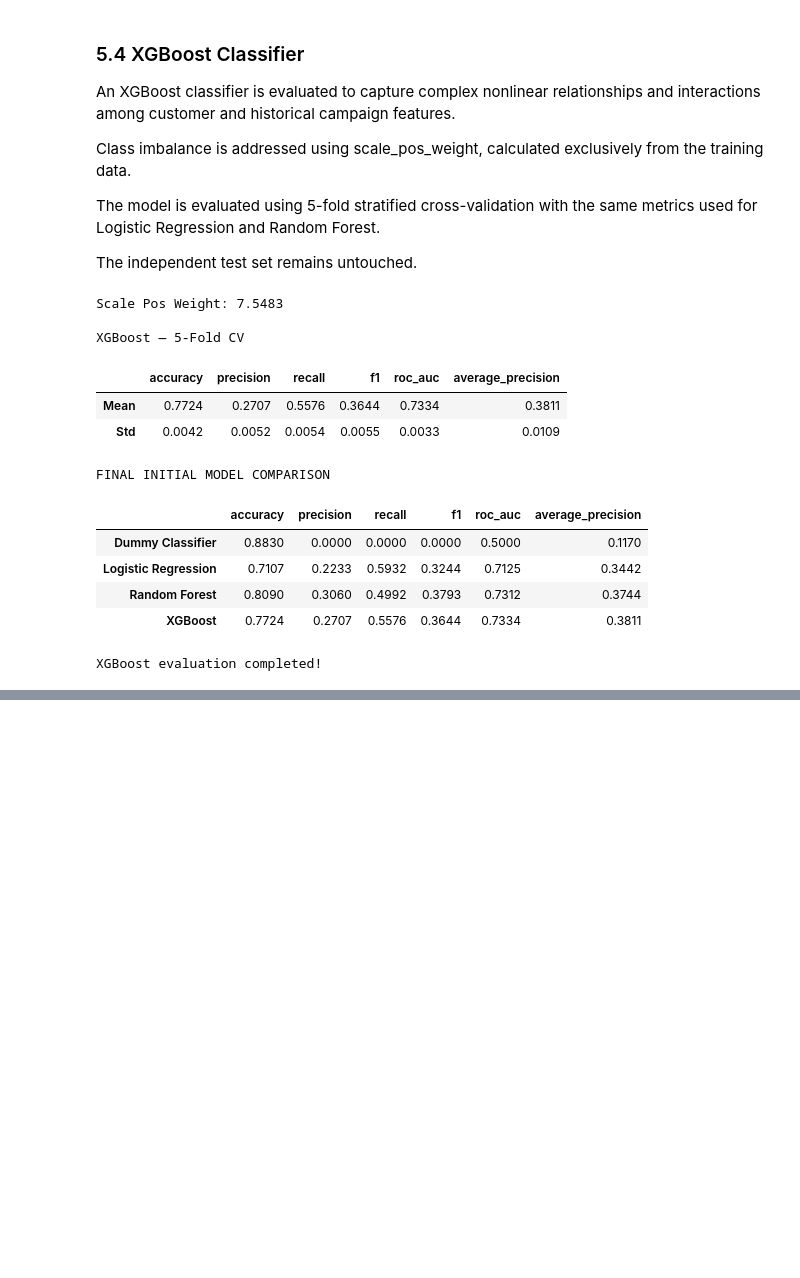
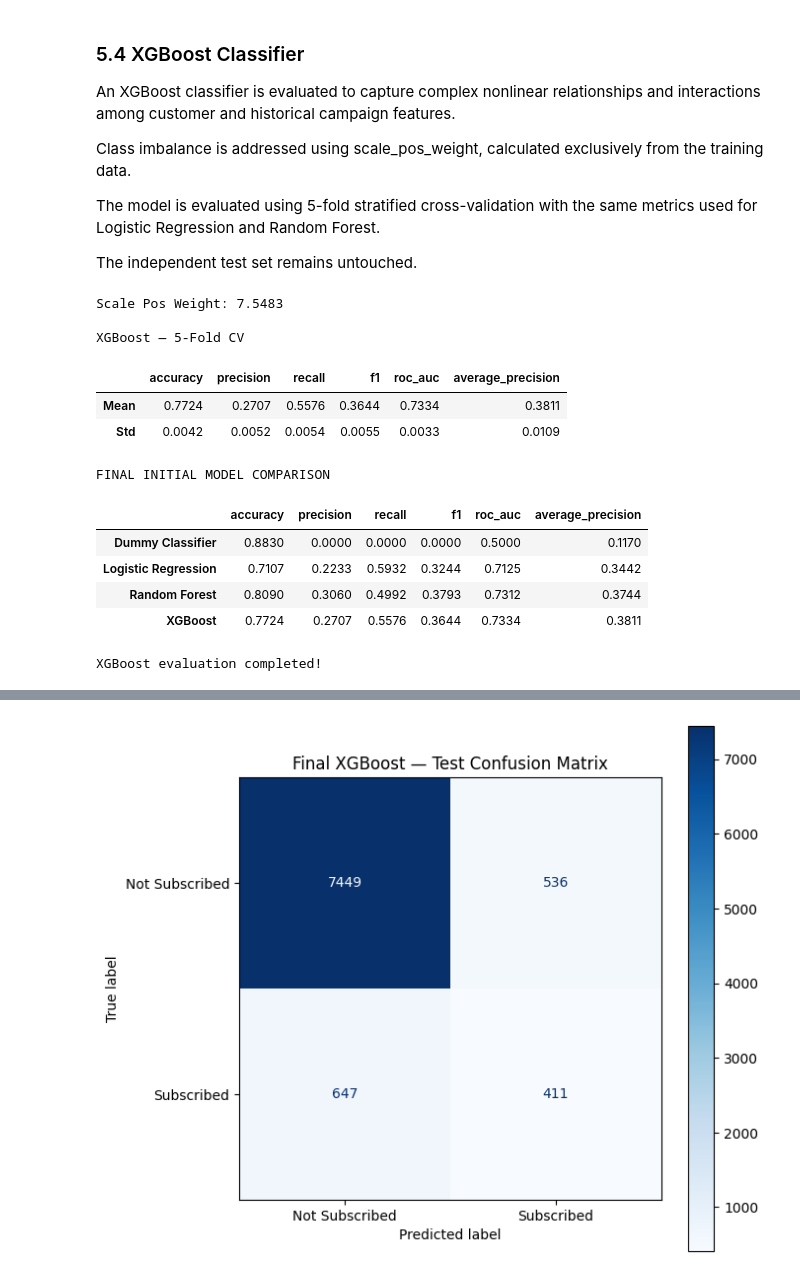
Before and after one commit to Merdgn/BankInsight-AI, a Jupyter notebook: notebooks/01_data_understanding.ipynb, the cells around one changed output, grey strips where cells are left out. Drawn from its saved outputs; the diff is of its cells as text; code cells hidden in the pictures; blank space fills up the shorter version.

Commit message:
feat: complete XGBoost evaluation and deployment preparation

```diff
--- a/notebooks/01_data_understanding.ipynb
+++ b/notebooks/01_data_understanding.ipynb
@@ -3783,0 +4234,84 @@ XGBoost evaluation completed!
+# %%
+
+# 7.1 Final Model Evaluation — Independent Test Set
+
+from sklearn.metrics import (
+    accuracy_score,
+    precision_score,
+    recall_score,
+    f1_score,
+    roc_auc_score,
+    average_precision_score,
+    confusion_matrix,
+    classification_report,
+    ConfusionMatrixDisplay
+)
+
+import matplotlib.pyplot as plt
+import pandas as pd
+
+# Best model from training-only hyperparameter search
+final_model = best_xgb_pipeline
+
+# Predict probabilities on the independent test set
+y_test_proba = final_model.predict_proba(X_test)[:, 1]
+
+# Apply the threshold selected from training OOF predictions
+y_test_pred = (
+    y_test_proba >= best_threshold
+).astype(int)
+
+# Evaluation metrics
+final_metrics = {
+    "Accuracy": accuracy_score(y_test, y_test_pred),
+    "Precision": precision_score(
+        y_test, y_test_pred, zero_division=0
+    ),
+    "Recall": recall_score(
+        y_test, y_test_pred, zero_division=0
+    ),
+    "F1-score": f1_score(
+        y_test, y_test_pred, zero_division=0
+    ),
+    "ROC-AUC": roc_auc_score(y_test, y_test_proba),
+    "Average Precision": average_precision_score(
+        y_test, y_test_proba
+    )
+}
+
+print("FINAL INDEPENDENT TEST RESULTS")
+display(
+    pd.DataFrame(
+        final_metrics.items(),
+        columns=["Metric", "Score"]
+    ).round(4)
+)
+
+print("\nClassification Report:")
+print(
+    classification_report(
+        y_test,
+        y_test_pred,
+        target_names=["Not Subscribed", "Subscribed"],
+        zero_division=0
+    )
+)
+
+# Confusion matrix
+cm = confusion_matrix(y_test, y_test_pred)
+
+disp = ConfusionMatrixDisplay(
+    confusion_matrix=cm,
+    display_labels=["Not Subscribed", "Subscribed"]
+)
+
+fig, ax = plt.subplots(figsize=(7, 6))
+disp.plot(ax=ax, cmap="Blues", values_format="d")
+plt.title("Final XGBoost — Test Confusion Matrix")
+plt.tight_layout()
+plt.show()
+
+print("\nFinal decision threshold:", round(best_threshold, 4))
+print("Test observations:", len(y_test))
+print("Final test evaluation completed successfully!")
+# %% [output]
@@ -3783,0 +4335 @@ XGBoost evaluation completed!
+[figure, added]
```
Also changed, not shown: parts of 34 cells of this notebook.
